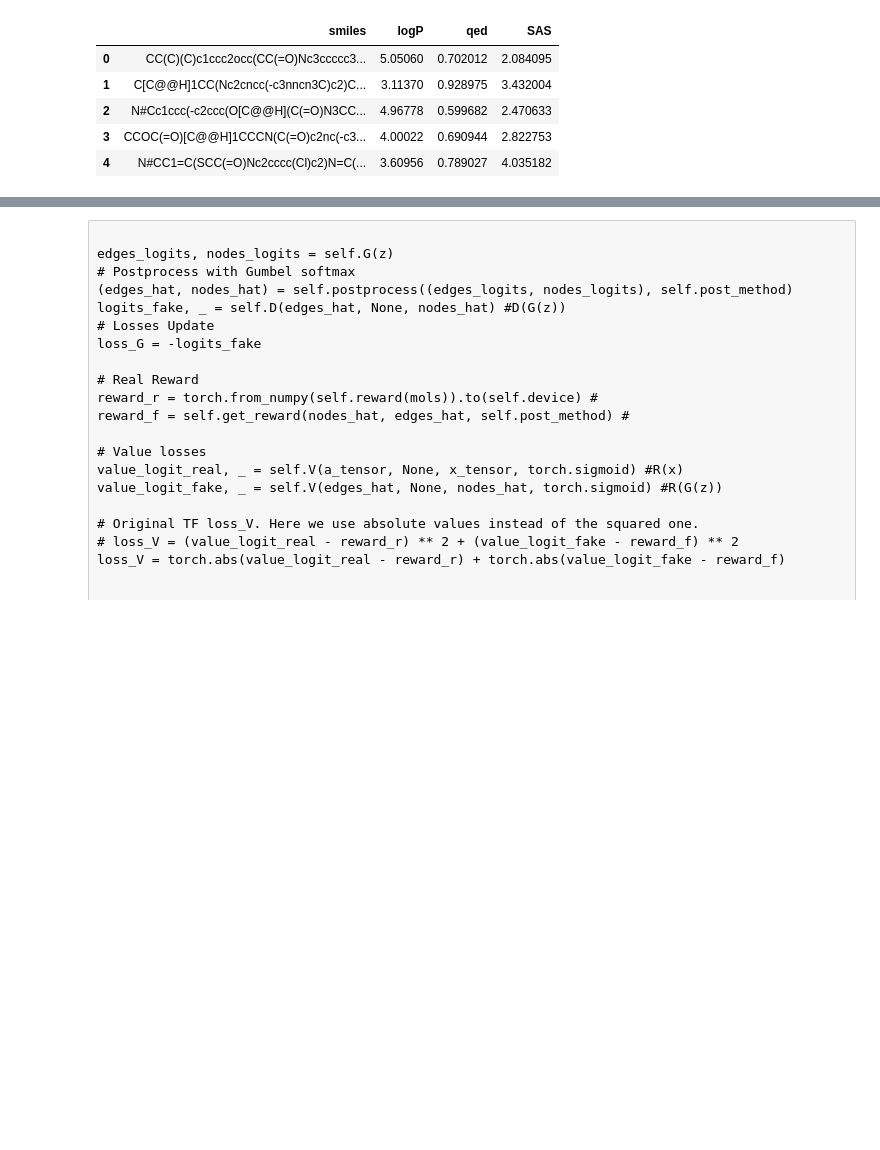
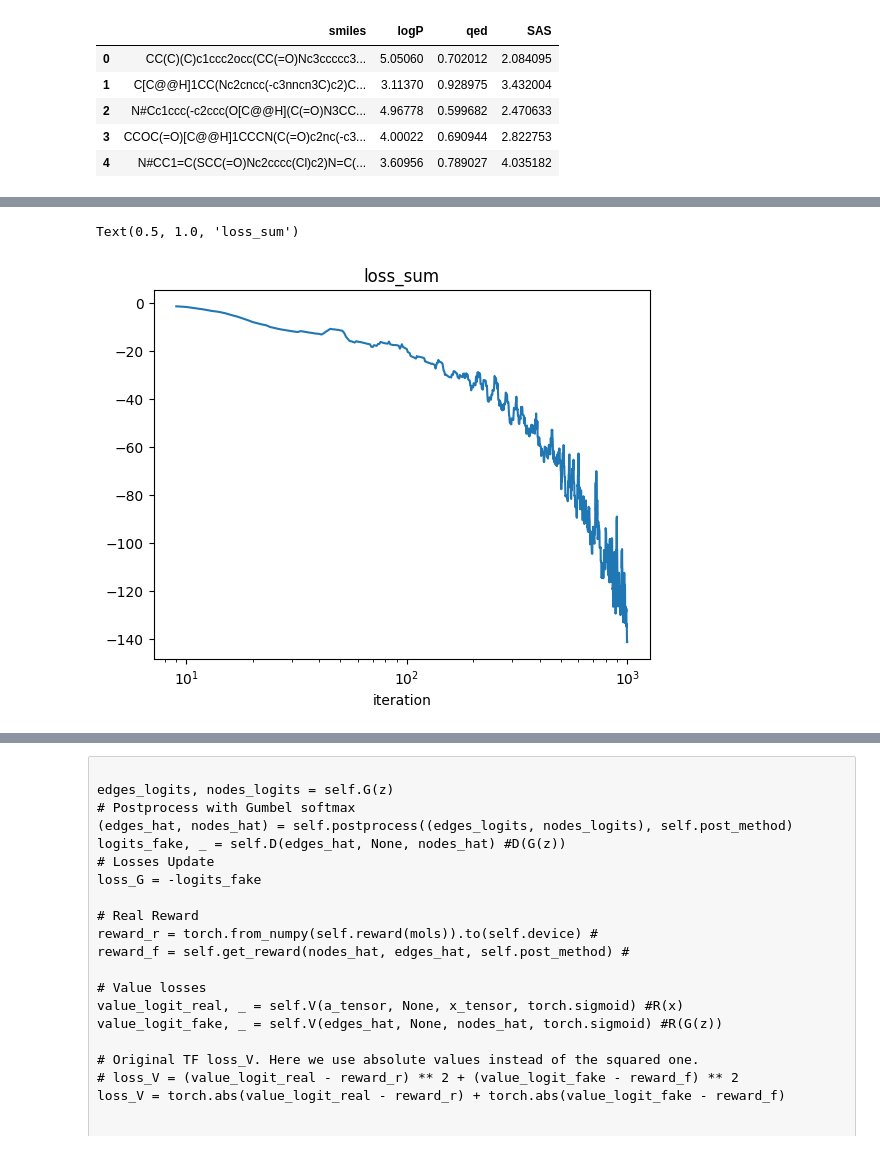
Before and after one commit to UmarZein/MolGAN_Impl, a Jupyter notebook: main.ipynb, the cells around one changed output, grey strips where cells are left out. Saved outputs shown, nothing was run; the diff lists cells and outputs as text; code cells hidden in the pictures; blank space fills up the shorter version.

```diff
--- a/main.ipynb
+++ b/main.ipynb
@@ -323,0 +331,9 @@ loss:nan loss_molgan:nan loss_V:0.18 loss_D:nan loss_G_wgan:nan loss_RL:nan
+# %%
+ax=result_df['loss_sum'].rolling(window=10).mean().plot()
+ax.set_xscale('log')
+#ax.set_ylim((-10,10))
+ax.set_xlabel("iteration")
+ax.set_title("loss_sum")
+# %% [output]
+Text(0.5, 1.0, 'loss_sum')
+[figure, added]
```
Also changed, not shown: parts of 36 cells of this notebook, 3 other files.
